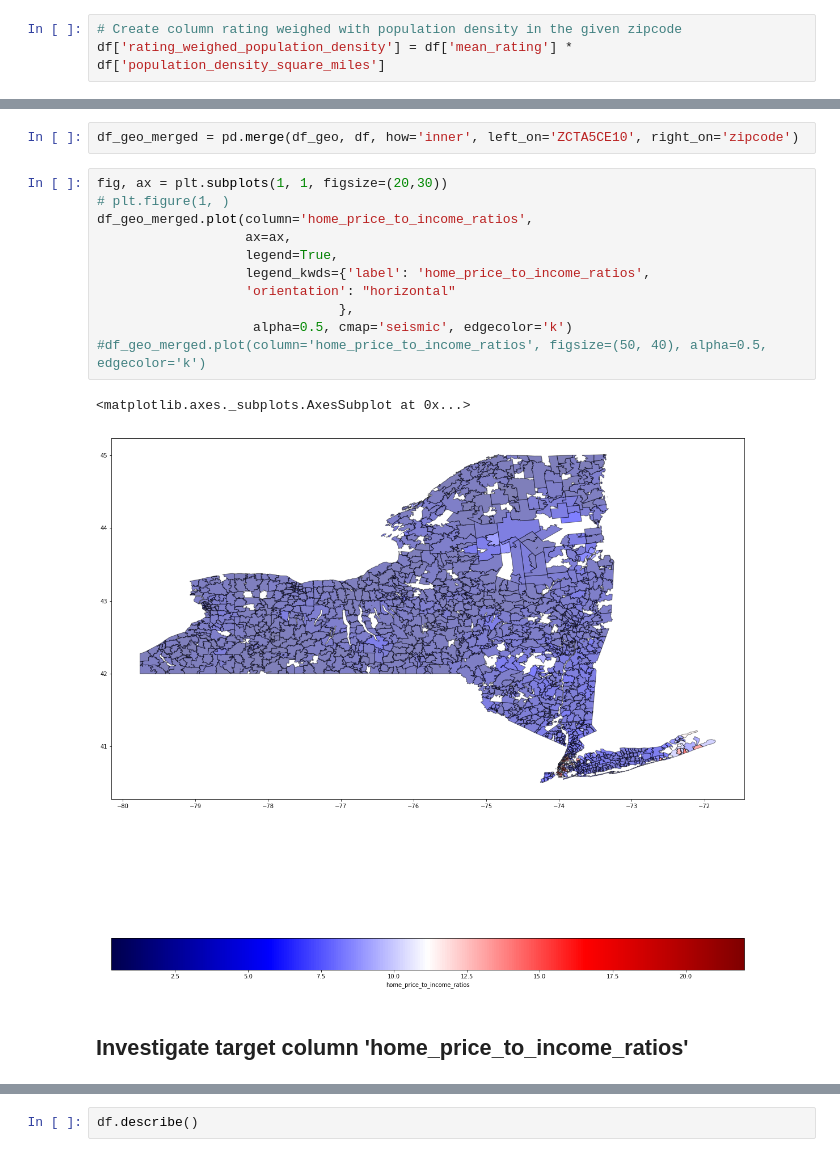
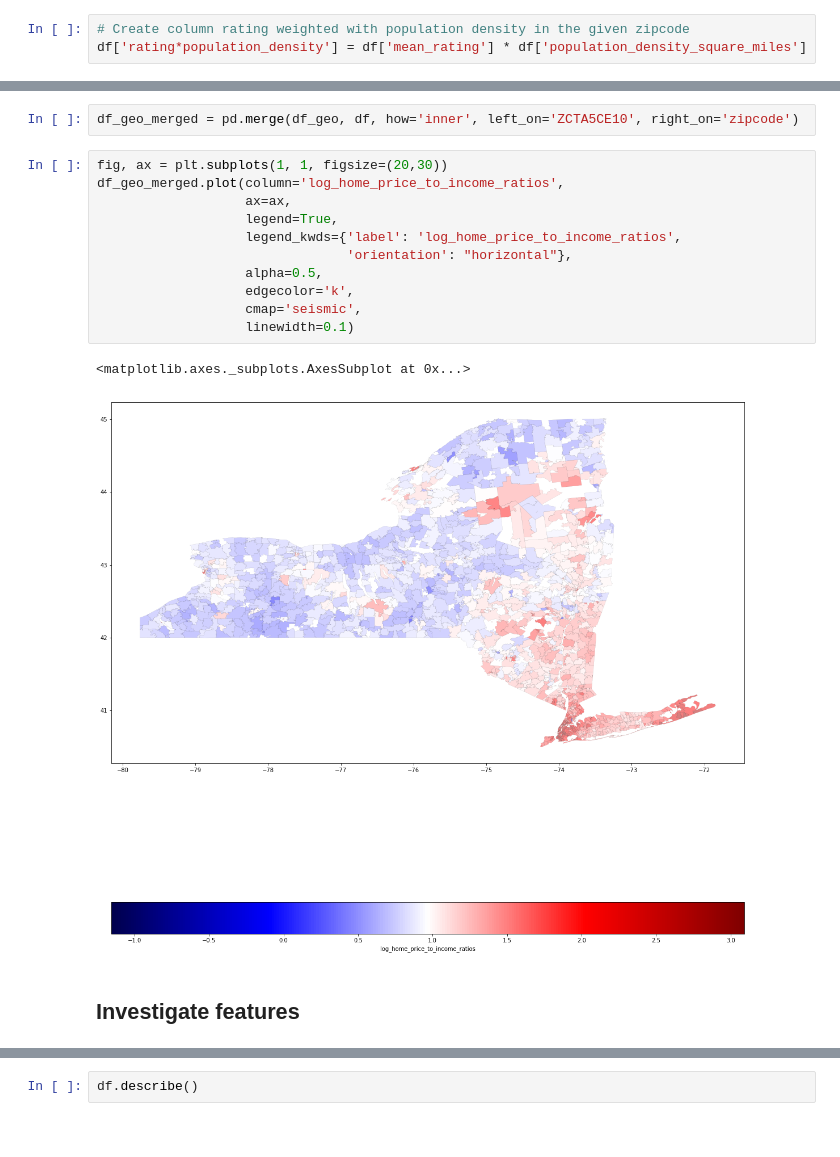
Before and after one commit to FredaXin/capstone, a Jupyter notebook: code/04_02_eda_and_data_cleaning_v2.ipynb, the cells around one changed output, grey strips where cells are left out. Saved outputs shown, nothing was run; the diff lists cells and outputs as text.

```diff
--- a/code/04_02_eda_and_data_cleaning_v2.ipynb
+++ b/code/04_02_eda_and_data_cleaning_v2.ipynb
@@ -108,3 +112,3 @@ df['user_ratings_total_per_capita'] = df['mean_user_ratings_total'] / df['popula
 # %%
-# Create column rating weighed with population density in the given zipcode
-df['rating_weighed_population_density'] = df['mean_rating'] * df['population_density_square_miles']
+# Create column rating weighted with population density in the given zipcode
+df['rating*population_density'] = df['mean_rating'] * df['population_density_square_miles']
@@ -155,17 +217,17 @@ df_geo['ZCTA5CE10'] = df_geo['ZCTA5CE10'].astype('int64')
 df_geo_merged = pd.merge(df_geo, df, how='inner', left_on='ZCTA5CE10', right_on='zipcode')
 # %%
 fig, ax = plt.subplots(1, 1, figsize=(20,30))
-# plt.figure(1, )
-df_geo_merged.plot(column='home_price_to_income_ratios',
+df_geo_merged.plot(column='log_home_price_to_income_ratios',
                    ax=ax,
                    legend=True,
-                   legend_kwds={'label': 'home_price_to_income_ratios',
-                   'orientation': "horizontal"
-                               },
-                    alpha=0.5, cmap='seismic', edgecolor='k')
-#df_geo_merged.plot(column='home_price_to_income_ratios', figsize=(50, 40), alpha=0.5, edgecolor='k')
+                   legend_kwds={'label': 'log_home_price_to_income_ratios',
+                                'orientation': "horizontal"},
+                   alpha=0.5,
+                   edgecolor='k',
+                   cmap='seismic',
+                   linewidth=0.1)
 # %% [output]
 <matplotlib.axes._subplots.AxesSubplot at 0x...>
-[figure, old version]
+[figure, new version]
 # %% [markdown]
-## Investigate target column 'home_price_to_income_ratios'
+## Investigate features
```
Also changed, not shown: parts of 50 cells of this notebook, 2 other files.
